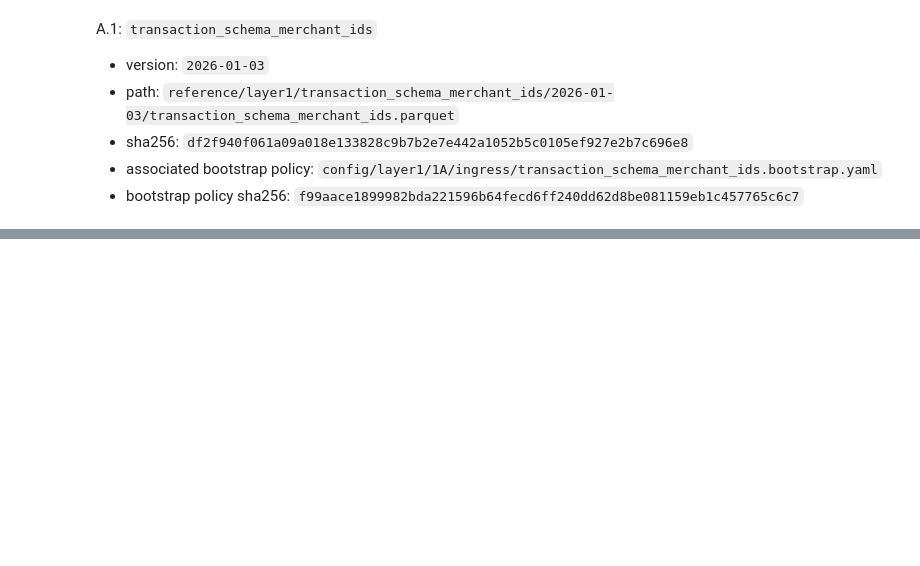
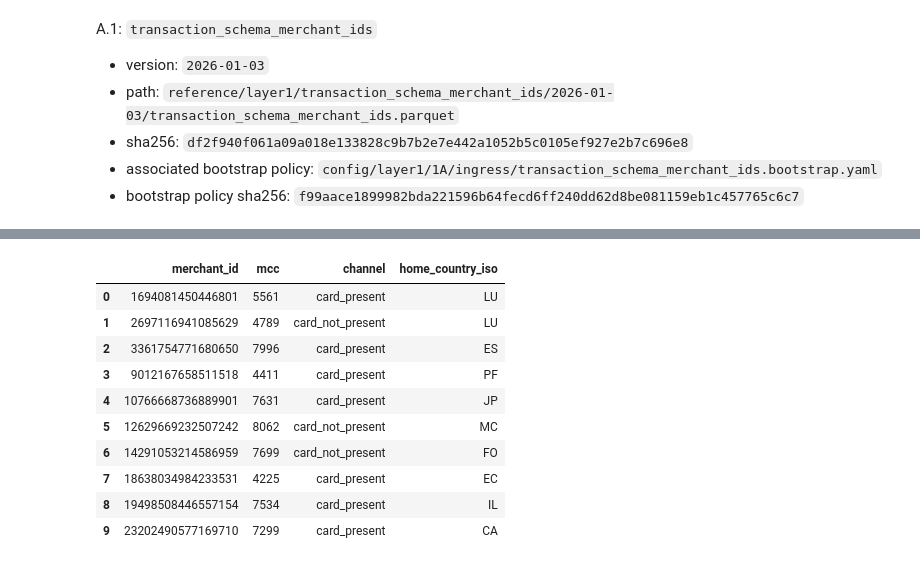
Before and after one commit to EsosaOrumwese/fraud-detection-system, a Jupyter notebook: analysis/dev_full_offline_investigation/00_investigation/notebooks/00_understanding_governed_data_world_p1.ipynb, the cells around one changed output, grey strips where cells are left out. Cells and saved outputs as stored; diff of their text form; code cells hidden in the pictures; blank space fills up the shorter version.

Commit message:
carrying our investigative analysis

```diff
--- a/analysis/dev_full_offline_investigation/00_investigation/notebooks/00_understanding_governed_data_world_p1.ipynb
+++ b/analysis/dev_full_offline_investigation/00_investigation/notebooks/00_understanding_governed_data_world_p1.ipynb
@@ -43,0 +46,37 @@ The important interpretation is this: the engine first creates the **world**, th
+# %%
+from pathlib import Path
+import os
+
+import matplotlib.pyplot as plt
+import numpy as np
+import pandas as pd
+import seaborn as sns
+
+# Widen the notebook display so summary tables are easier to inspect while reading.
+pd.set_option("display.max_columns", 200)
+pd.set_option("display.max_rows", 200)
+pd.set_option("display.width", 220)
+# %%
+# Walk upward from the current directory until we hit the repo root.
+# We identify the root by the presence of AGENTS.md and the reference folder.
+def find_repo_root(start: str | None = None) -> Path:
+    here = Path(start or os.getcwd()).resolve()
+    for candidate in [here, *here.parents]:
+        if (candidate / "AGENTS.md").exists() and (candidate / "reference").exists():
+            return candidate
+    raise FileNotFoundError("Could not locate repo root")
+
+
+# Resolve the repo root once so every later path can be expressed relative to it.
+ROOT = find_repo_root()
+# Point to the exact merchant-universe parquet sealed into the current investigation basis.
+transaction_schema_merchant_ids_path = ROOT / "reference" / "layer1" / "transaction_schema_merchant_ids" / "2026-01-03" / "transaction_schema_merchant_ids.parquet"
+# Keep the associated bootstrap policy nearby because it is part of the sealed input story.
+transaction_schema_bootstrap_policy_path = ROOT / "config" / "layer1" / "1A" / "ingress" / "transaction_schema_merchant_ids.bootstrap.yaml"
+
+merchant_ids_df = pd.read_parquet(transaction_schema_merchant_ids_path)
+
+# Echo the exact artefacts we are analysing so the notebook remains tied to the sealed run inputs.
+print(f"transaction_schema_merchant_ids_path: {transaction_schema_merchant_ids_path}")
+print(f"bootstrap_policy_path: {transaction_schema_bootstrap_policy_path}")
+print(f"shape: {merchant_ids_df.shape}")
@@ -111,0 +164,15 @@ A.1: `transaction_schema_merchant_ids`
+# %%
+# Show a few rows first so we can see the raw row shape before computing summaries.
+merchant_ids_df.head(10)
+# %% [output]
+|  | merchant_id | mcc | channel | home_country_iso |
+| 0 | 1694081450446801 | 5561 | card_present | LU |
+| 1 | 2697116941085629 | 4789 | card_not_present | LU |
+| 2 | 3361754771680650 | 7996 | card_present | ES |
+| 3 | 9012167658511518 | 4411 | card_present | PF |
+| 4 | 10766668736889901 | 7631 | card_present | JP |
+| 5 | 12629669232507242 | 8062 | card_not_present | MC |
+| 6 | 14291053214586959 | 7699 | card_not_present | FO |
+| 7 | 18638034984233531 | 4225 | card_present | EC |
+| 8 | 19498508446557154 | 7534 | card_present | IL |
+| 9 | 23202490577169710 | 7299 | card_present | CA |
```
Also changed, not shown: parts of 15 cells of this notebook.
